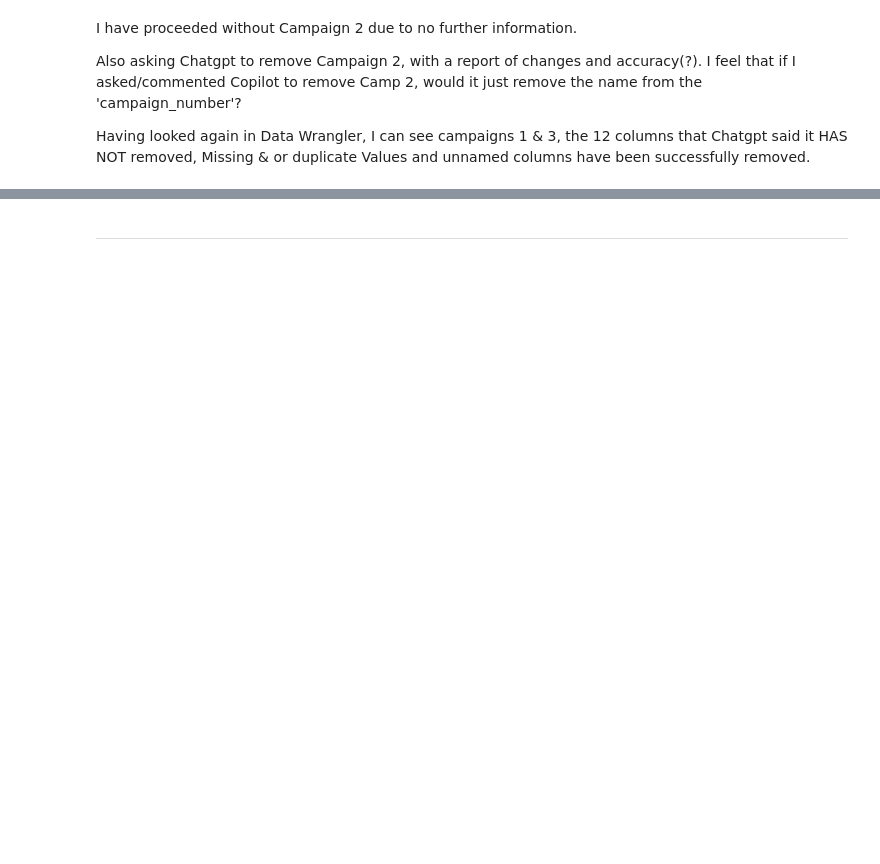
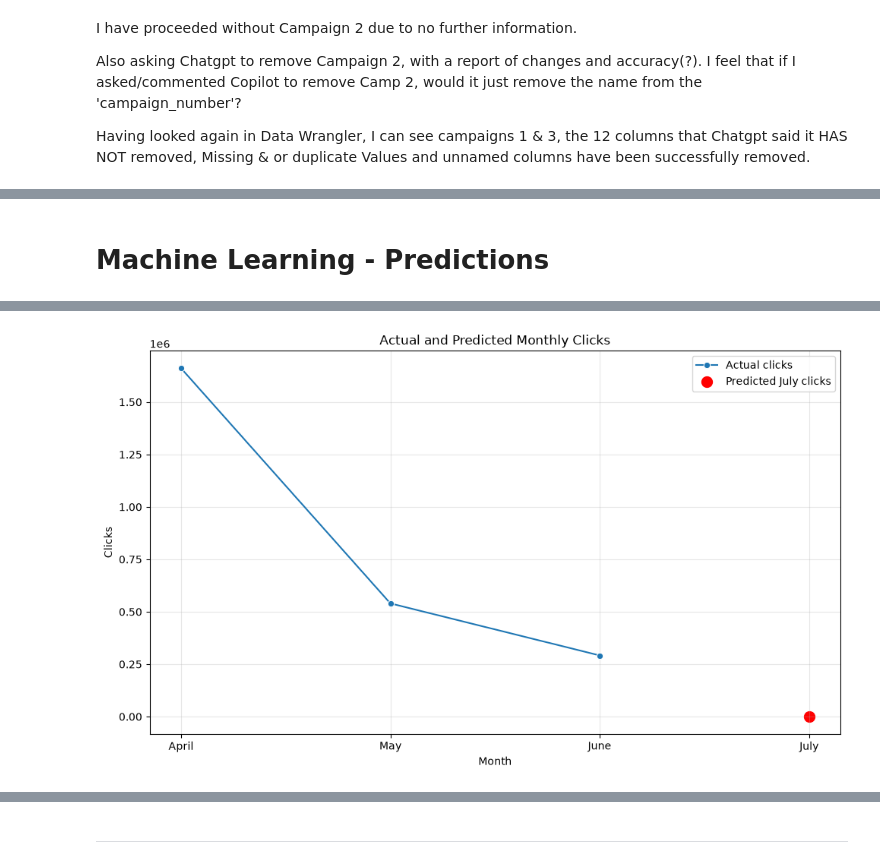
Before and after one commit to Oliver-code26/Unit2_Resub_Online_Advertising_Performance, a Jupyter notebook: jupyter_notebooks/Notebook.ipynb, the cells around one changed output, grey strips where cells are left out. Saved outputs shown, nothing was run; the diff lists cells and outputs as text; code cells hidden in the pictures; blank space fills up the shorter version.

Commit message:
Update on Read.me and Notebook, new csv file

```diff
--- a/jupyter_notebooks/Notebook.ipynb
+++ b/jupyter_notebooks/Notebook.ipynb
@@ -155,0 +191,76 @@ Having looked again in Data Wrangler, I can see campaigns 1 & 3, the 12 columns
+# %% [markdown]
+# Machine Learning - Predictions
+# %%
+# 1. Load your dataset
+#df = pd.read_csv("OAP_CGPT_data_without_camp2.csv")
+# find 'OAP_CGPT_data_without_camp2.csv' in the datasets folder
+df = pd.read_csv(data_path)
+
+# 2. Define the correct month order
+month_order = ["April", "May", "June"]
+df["month"] = pd.Categorical(
+    df["month"], categories=month_order, ordered=True
+)
+
+# 3. Calculate monthly totals
+metrics = [
+    "clicks",
+    "post_click_conversions",
+]
+
+monthly = df.groupby("month", observed=False)[metrics].sum()
+
+print("Historical monthly totals:")
+print(monthly)
+
+# 4. Train a model and predict July
+X = [[1], [2], [3]]
+next_month = [[4]]
+
+predictions = {}
+
+for metric in metrics:
+    model = LinearRegression()
+    model.fit(X, monthly[metric].values)
+
+    # Prevent negative predictions for these metrics
+    forecast = model.predict(next_month)[0]
+    predictions[metric] = max(0, forecast)
+
+# 5. Display the July forecast
+forecast_df = pd.DataFrame(
+    [predictions], index=["July"]
+)
+
+print("\nPredicted totals for July:")
+print(forecast_df.round(2).T)
+
+# 6. Plot historical revenue and July forecast
+plot_data = monthly[["clicks"]].reset_index()
+plot_data["month"] = plot_data["month"].astype(str)
+
+plt.figure(figsize=(10, 6))
+
+sns.lineplot(
+    data=plot_data,
+    x="month",
+    y="clicks",
+    marker="o",
+    label="Actual clicks"
+)
+
+plt.scatter(
+    ["July"],
+    [predictions["clicks"]],
+    color="red",
+    s=100,
+    label="Predicted July clicks"
+)
+
+plt.title("Actual and Predicted Monthly Clicks")
+plt.xlabel("Month")
+plt.ylabel("Clicks")
+plt.legend()
+plt.grid(True, alpha=0.3)
+plt.tight_layout()
+# %% [output]
@@ -155,0 +278 @@ Having looked again in Data Wrangler, I can see campaigns 1 & 3, the 12 columns
+[figure, added]
```
Also changed, not shown: parts of 23 cells of this notebook, 2 other files.
